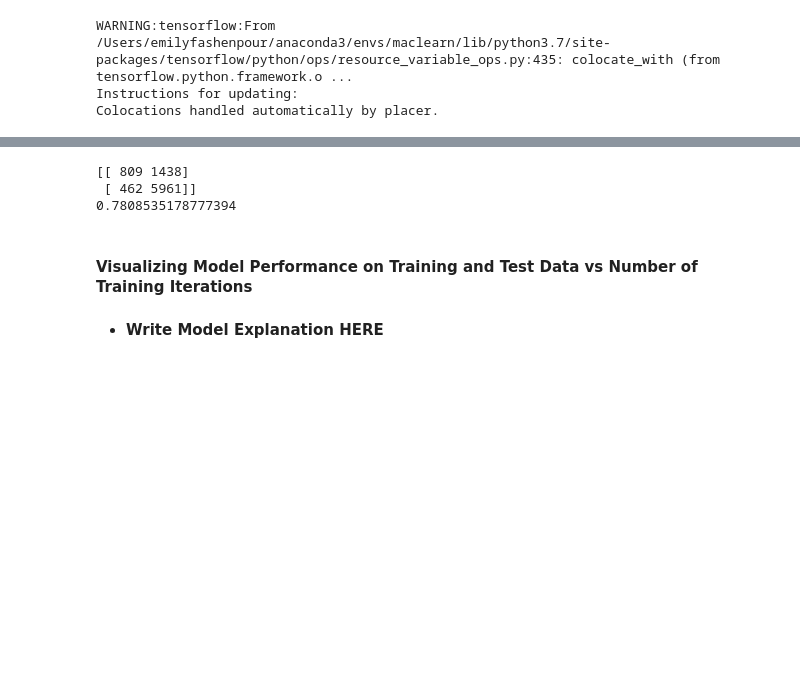
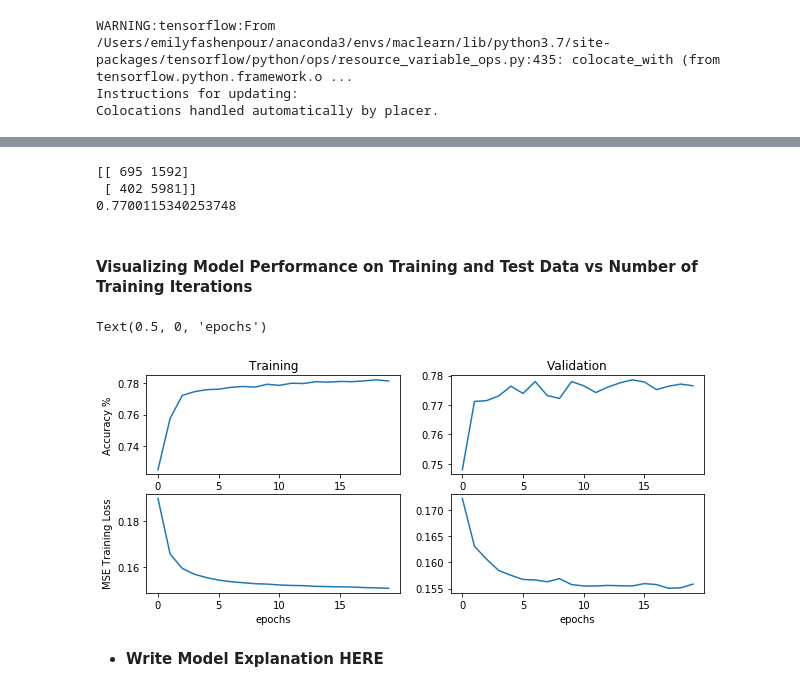
Before and after one commit to arelyalc/machineLearningLabs, a Jupyter notebook: Lab5.ipynb, the cells around one changed output, grey strips where cells are left out. Cells and saved outputs as stored; diff of their text form; code cells hidden in the pictures; blank space fills up the shorter version.

Commit message:
Finished models & added training visualizations

```diff
--- a/Lab5.ipynb
+++ b/Lab5.ipynb
@@ -530,8 +529,8 @@ model_1.compile(optimizer='sgd',
               loss='mean_squared_error',
               metrics=['accuracy', precision])
 
-model_1.fit(X_ints_train + [X_train_num],
-        y_train, epochs=12, batch_size=32, verbose=1)
+history_m1 = model_1.fit(X_ints_train + [X_train_num],
+        y_train, validation_split=0.2, epochs=20, batch_size=32, verbose=1)
 # %% [output]
 WARNING:tensorflow:From /Users/emilyfashenpour/anaconda3/envs/maclearn/lib/python3.7/site-packages/tensorflow/python/ops/math_ops.py:3066: to_int32 (from tensorflow.python.ops.math_ops) is deprecated  ...
 Instructions for updating:
@@ -559,11 +557,35 @@ print(mt.confusion_matrix(y_test,yhat))
 
 print(mt.accuracy_score(y_test,yhat))
 # %% [output]
-[[ 809 1438]
- [ 462 5961]]
-0.7808535178777394
+[[ 695 1592]
+ [ 402 5981]]
+0.7700115340253748
 # %% [markdown]
 #### Visualizing Model Performance on Training and Test Data vs Number of Training Iterations
+# %%
+%matplotlib inline
+
+plt.figure(figsize=(10,4))
+plt.subplot(2,2,1)
+plt.plot(history_m1.history['accuracy'])
+
+plt.ylabel('Accuracy %')
+plt.title('Training')
+plt.subplot(2,2,2)
+plt.plot(history_m1.history['val_accuracy'])
+plt.title('Validation')
+
+plt.subplot(2,2,3)
+plt.plot(history_m1.history['loss'])
+plt.ylabel('MSE Training Loss')
+plt.xlabel('epochs')
+
+plt.subplot(2,2,4)
+plt.plot(history_m1.history['val_loss'])
+plt.xlabel('epochs')
+# %% [output]
+Text(0.5, 0, 'epochs')
+[figure, added]
 # %% [markdown]
 * __Write Model Explanation HERE__
 # %% [markdown]
```
Also changed, not shown: parts of 13 cells of this notebook.
